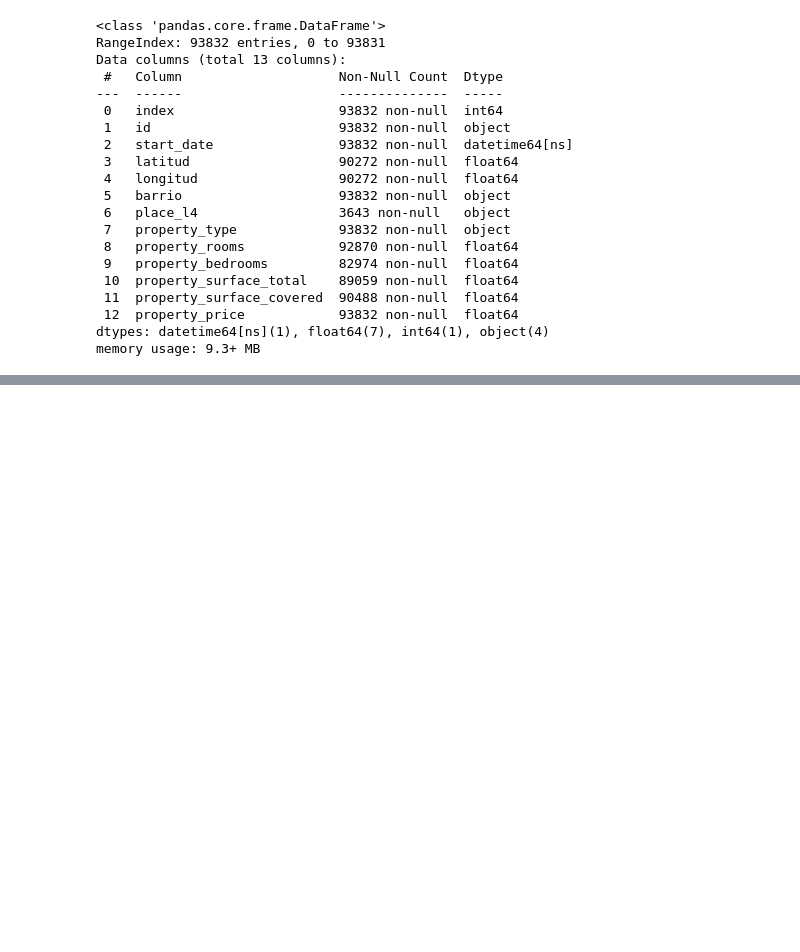
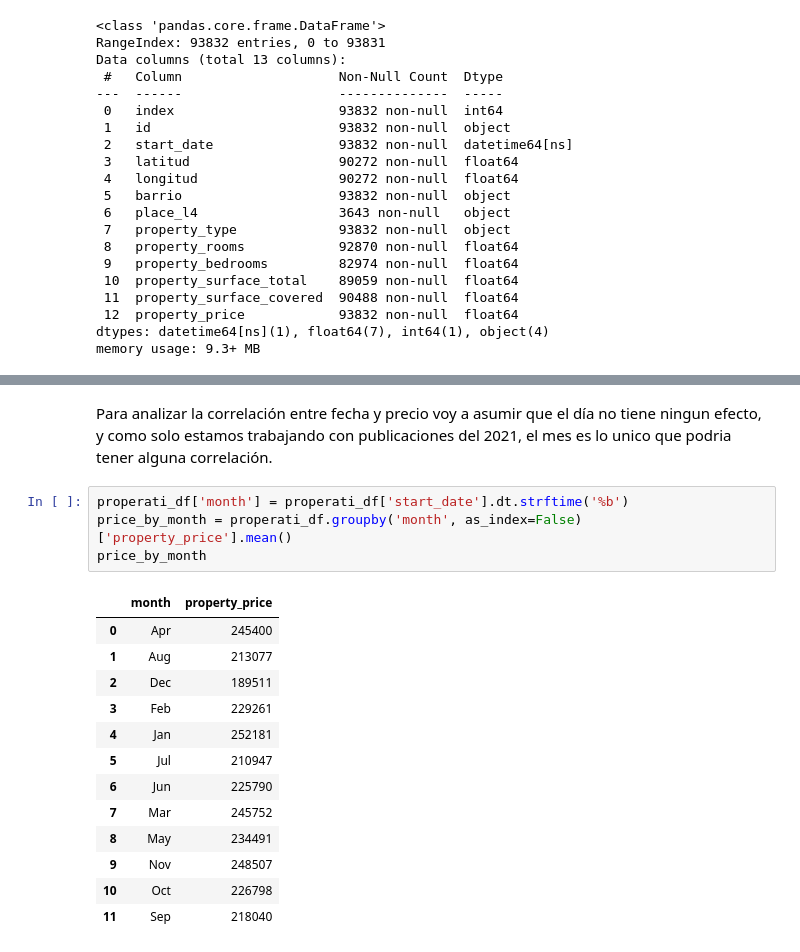
Before and after one commit to FranFiuba/7506R-2C2022-GRUPO02, a Jupyter notebook: 7506R_TP1_GRUPO02_ENTREGA.ipynb, the cells around one changed output, grey strips where cells are left out. Drawn from its saved outputs; the diff is of its cells as text; blank space fills up the shorter version.

Commit message:
Analisis de fechas concluye el analisis de fechas

```diff
--- a/7506R_TP1_GRUPO02_ENTREGA.ipynb
+++ b/7506R_TP1_GRUPO02_ENTREGA.ipynb
@@ -349,0 +357,20 @@ memory usage: 9.3+ MB
+# %% [markdown]
+Para analizar la correlación entre fecha y precio voy a asumir que el día no tiene ningun efecto, y como solo estamos trabajando con publicaciones del 2021, el mes es lo unico que podria tener alguna correlación.
+# %%
+properati_df['month'] = properati_df['start_date'].dt.strftime('%b')
+price_by_month = properati_df.groupby('month', as_index=False)['property_price'].mean()
+price_by_month
+# %% [output]
+|  | month | property_price |
+| 0 | Apr | 245400 |
+| 1 | Aug | 213077 |
+| 2 | Dec | 189511 |
+| 3 | Feb | 229261 |
+| 4 | Jan | 252181 |
+| 5 | Jul | 210947 |
+| 6 | Jun | 225790 |
+| 7 | Mar | 245752 |
+| 8 | May | 234491 |
+| 9 | Nov | 248507 |
+| 10 | Oct | 226798 |
+| 11 | Sep | 218040 |
```
Also changed, not shown: parts of 8 cells of this notebook.
